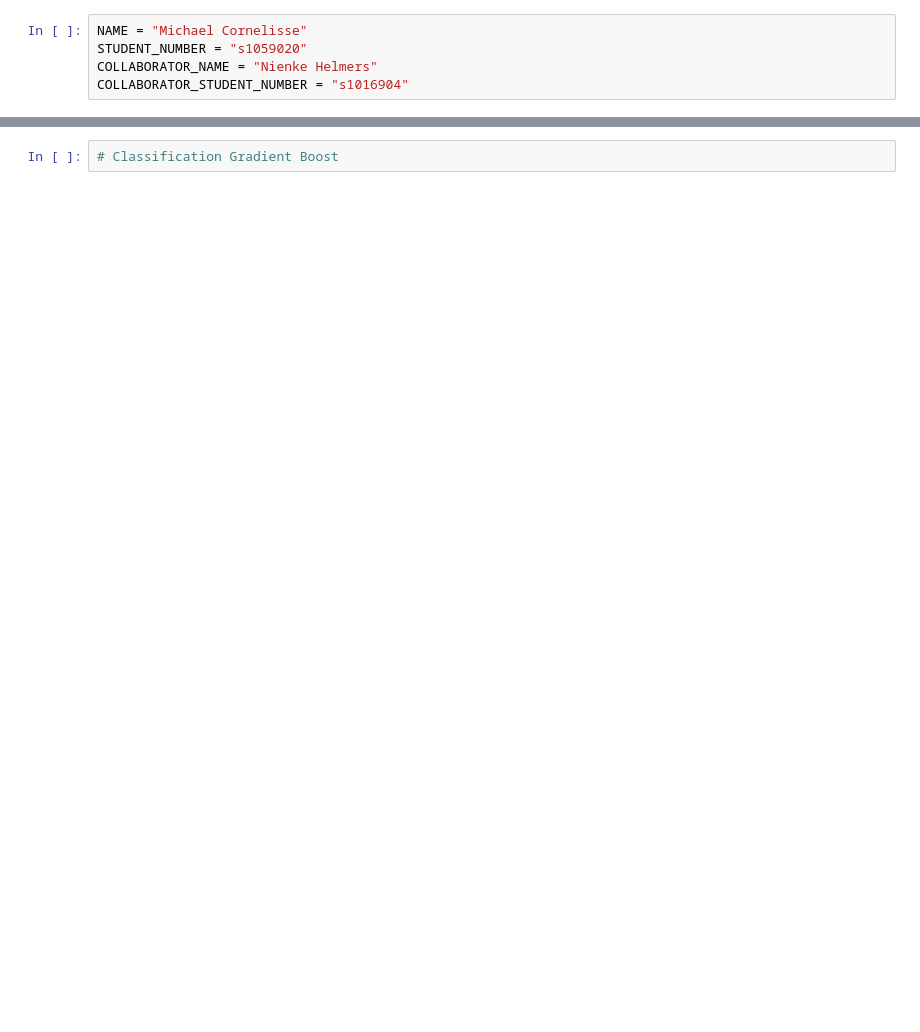
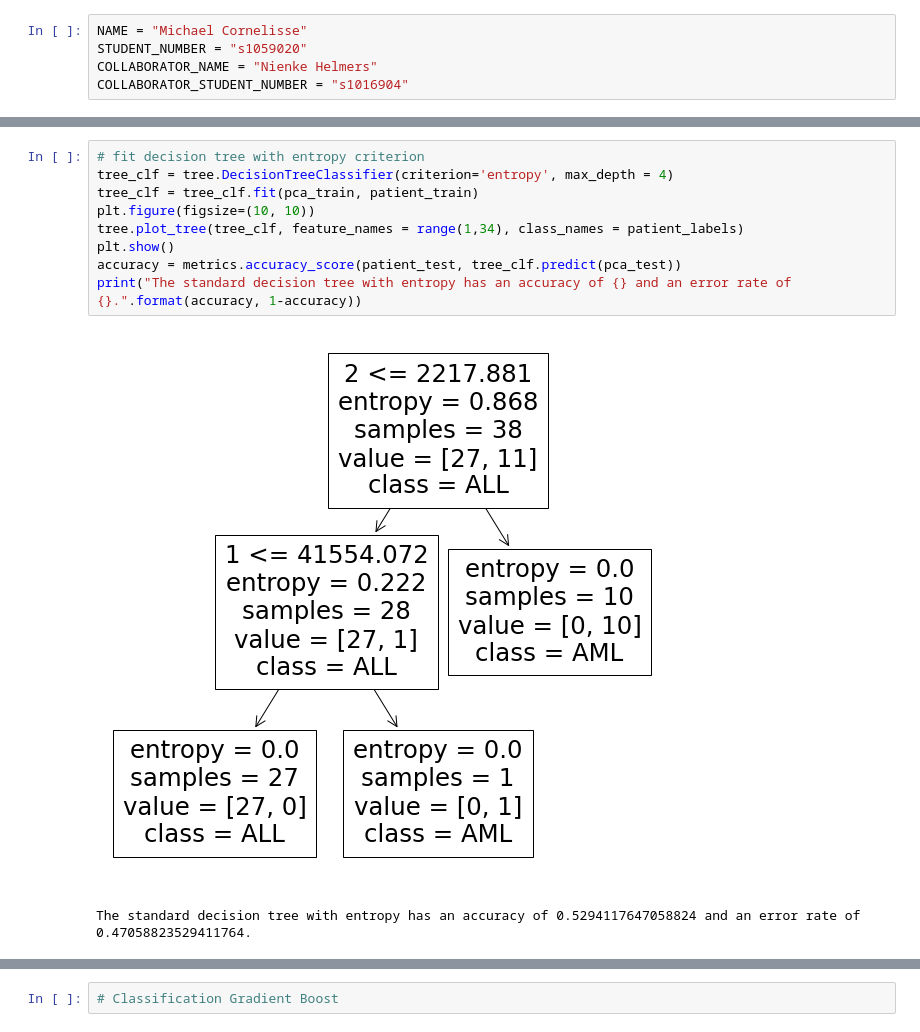
Before and after one commit to CornelisseMichael/Datamining, a Jupyter notebook: project/project.ipynb, the cells around one changed output, grey strips where cells are left out. Saved outputs shown, nothing was run; the diff lists cells and outputs as text; blank space fills up the shorter version.

```diff
--- a/project/project.ipynb
+++ b/project/project.ipynb
@@ -67,0 +268,12 @@ train_data.head()
+# %%
+# fit decision tree with entropy criterion
+tree_clf = tree.DecisionTreeClassifier(criterion='entropy', max_depth = 4)
+tree_clf = tree_clf.fit(pca_train, patient_train)
+plt.figure(figsize=(10, 10))
+tree.plot_tree(tree_clf, feature_names = range(1,34), class_names = patient_labels)
+plt.show()
+accuracy = metrics.accuracy_score(patient_test, tree_clf.predict(pca_test))
+print("The standard decision tree with entropy has an accuracy of {} and an error rate of {}.".format(accuracy, 1-accuracy))
+# %% [output]
+[figure, added]
+The standard decision tree with entropy has an accuracy of 0.5294117647058824 and an error rate of 0.47058823529411764.
```
Also changed, not shown: parts of 26 cells of this notebook, 8 other files.
